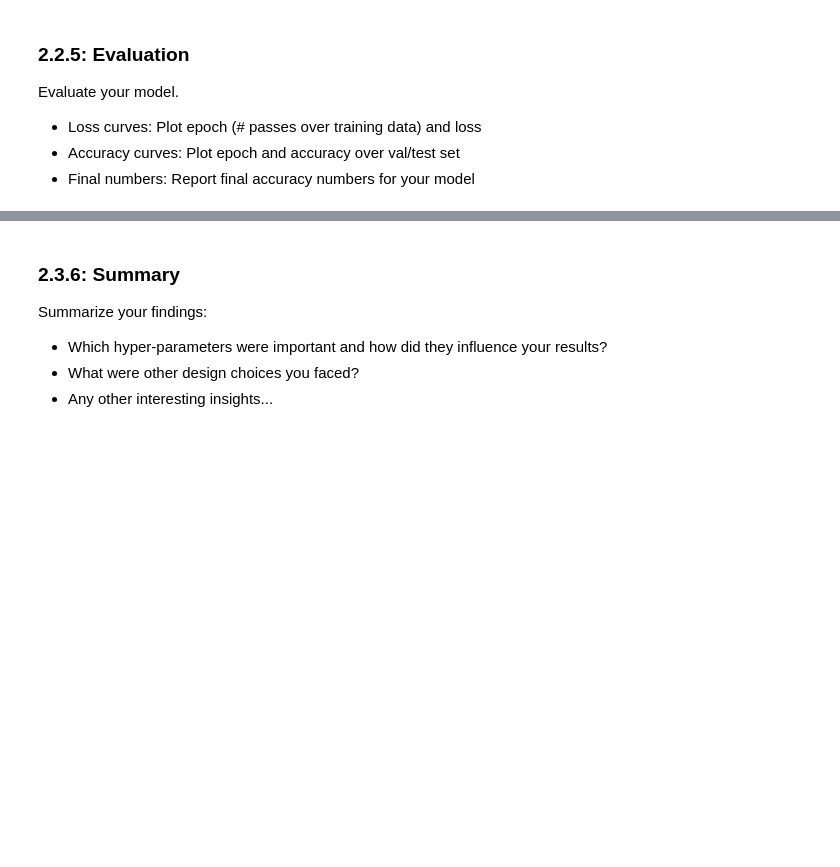
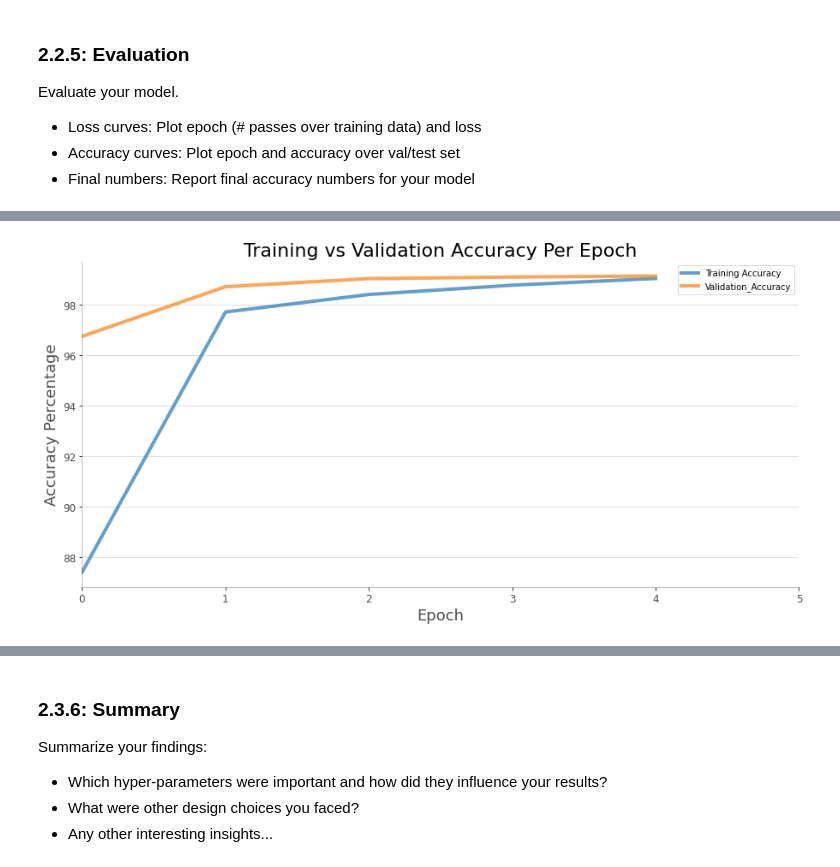
Before and after one commit to shahrukhx01/adversarial-ml-101, a Jupyter notebook: assignment1/mahnoor/cnn/cnn_implementation-Optuna_hyperparameter_tuning.ipynb, the cells around one changed output, grey strips where cells are left out. Drawn from its saved outputs; the diff is of its cells as text; code cells hidden in the pictures; blank space fills up the shorter version.

```diff
--- a/assignment1/mahnoor/cnn/cnn_implementation-Optuna_hyperparameter_tuning.ipynb
+++ b/assignment1/mahnoor/cnn/cnn_implementation-Optuna_hyperparameter_tuning.ipynb
@@ -307,5 +327,23 @@ Evaluate your model.
 # %%
 # Here plot epoch and accuracy over val/test set
-#
-# ------- Your Code -------
-#
+
+df = pd.DataFrame({'Training Accuracy':train_acc, 'Validation_Accuracy':validation_acc})
+df.plot(linewidth=4, alpha=0.7, figsize=(15,7), label='Loss')
+plt.xlim([0,5])
+# plt.ylim(-20,100)
+plt.title('Training vs Validation Accuracy Per Epoch', fontsize=22)
+plt.grid(axis='y', alpha=.5)
+plt.yticks(fontsize=12, alpha=.7)
+plt.xticks(fontsize=12, alpha=.7)
+plt.xlabel('Epoch', fontsize=18, alpha=.7)
+plt.ylabel('Accuracy Percentage', fontsize=18, alpha=.7)
+# Lighten borders
+plt.gca().spines["top"].set_alpha(.0)
+plt.gca().spines["bottom"].set_alpha(.3)
+plt.gca().spines["right"].set_alpha(.0)
+plt.gca().spines["left"].set_alpha(.3)
+
+plt.legend(loc='upper right')
+plt.show()
+# %% [output]
+[figure, added]
```
Also changed, not shown: parts of 20 cells of this notebook, 4 other files.
